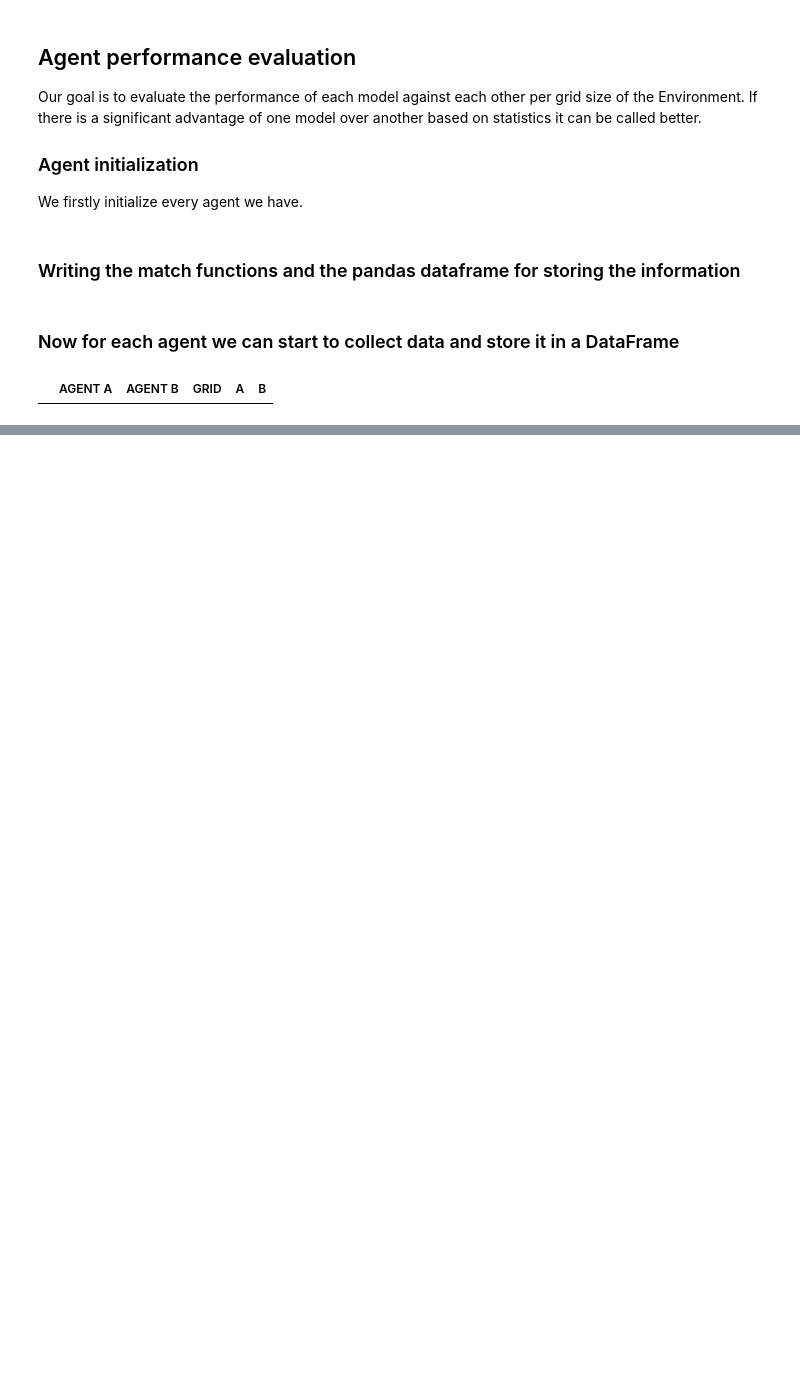
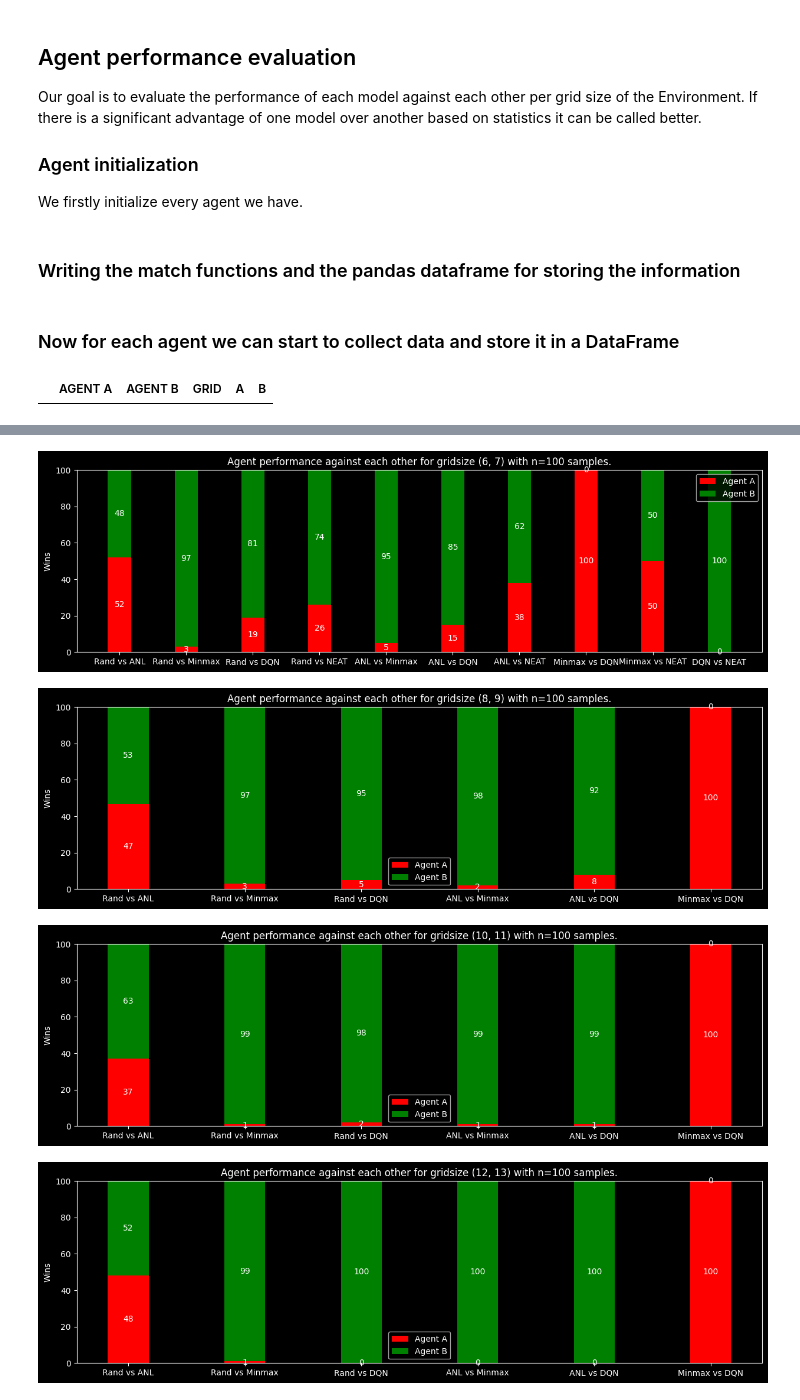
Before and after one commit to madammann/DRL-SuSe-2022---Group-2, a Jupyter notebook: final/statistical_analysis.ipynb, the cells around one changed output, grey strips where cells are left out. Drawn from its saved outputs; the diff is of its cells as text; code cells hidden in the pictures; blank space fills up the shorter version.

Commit message:
evaluation results

```diff
--- a/final/statistical_analysis.ipynb
+++ b/final/statistical_analysis.ipynb
@@ -262,0 +286,34 @@ df.to_csv('./performance_data.csv',index=None)
+# %%
+matchups_6x7 = ["Rand vs ANL",
+                "Rand vs Minmax",
+                "Rand vs DQN",
+                "Rand vs NEAT",
+                "ANL vs Minmax",
+                "ANL vs DQN",
+                "ANL vs NEAT",
+                "Minmax vs DQN",
+                "Minmax vs NEAT",
+                "DQN vs NEAT"]
+
+matchups_other = ["Rand vs ANL",
+                "Rand vs Minmax",
+                "Rand vs DQN",
+                "ANL vs Minmax",
+                "ANL vs DQN",
+                "Minmax vs DQN"]
+
+results_a = list(df['A'])
+results_a = [results_a[:10], results_a[10:16],results_a[16:22],results_a[22:]]
+
+results_b = list(df['B'])
+results_b = [results_b[:10], results_b[10:16],results_b[16:22],results_b[22:]]
+
+bar_label_plot((6,7), matchups_6x7, tuple(results_a[0]), tuple(results_b[0]))
+bar_label_plot((8,9), matchups_other, tuple(results_a[1]), tuple(results_b[1]))
+bar_label_plot((10,11), matchups_other, tuple(results_a[2]), tuple(results_b[2]))
+bar_label_plot((12,13), matchups_other, tuple(results_a[3]), tuple(results_b[3]))
+# %% [output]
+[figure, added]
+[figure, added]
+[figure, added]
+[figure, added]
```
Also changed, not shown: parts of 8 cells of this notebook, 15 other files.
